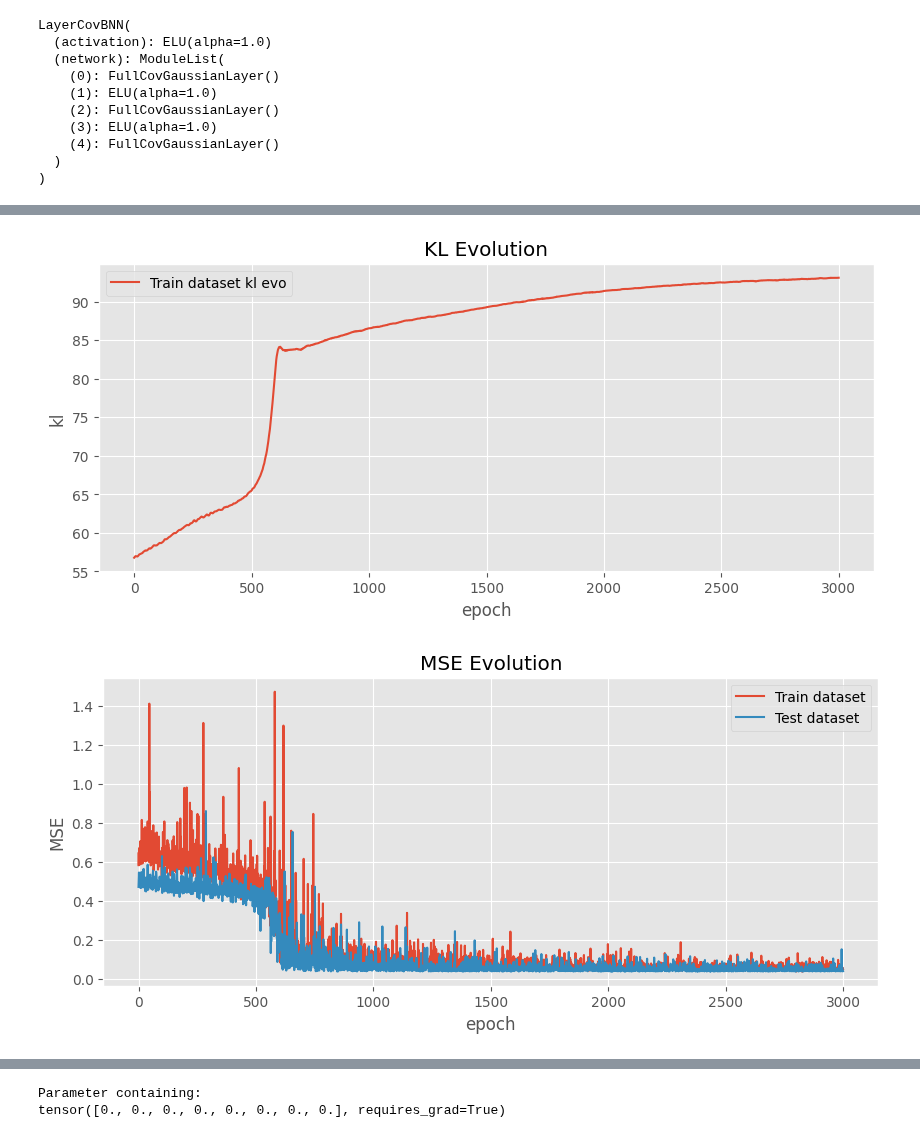
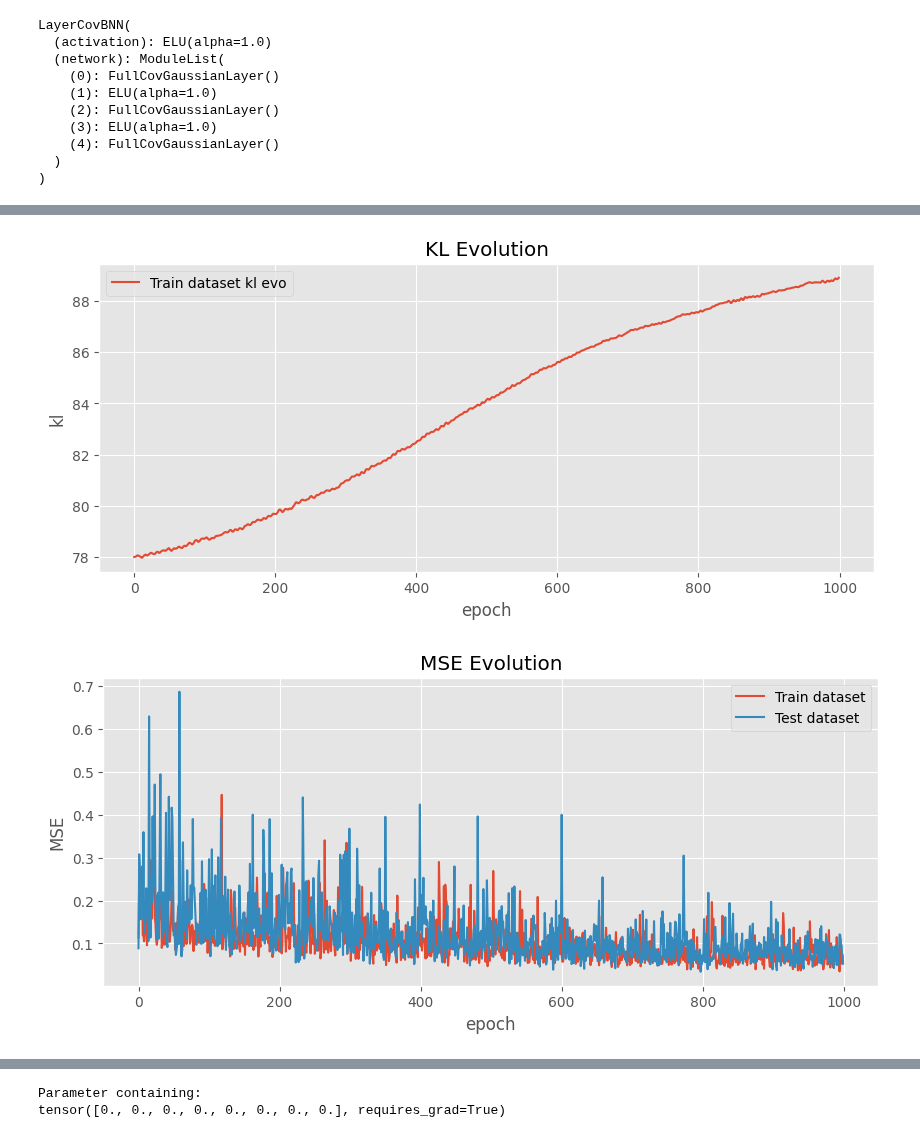
Before and after one commit to Marco-Gal/Bayesian-Neural-Network-Project, a Jupyter notebook: Original MFVI Examples/BBB Full Cov.ipynb, the cells around one changed output, grey strips where cells are left out. Drawn from its saved outputs; the diff is of its cells as text; code cells hidden in the pictures.

```diff
--- a/Original MFVI Examples/BBB Full Cov.ipynb
+++ b/Original MFVI Examples/BBB Full Cov.ipynb
@@ -92,8 +92,8 @@ class FullCovGaussianLayer(nn.Module):
 
     def get_chol_q(self):
         # Extract the lower triangular part of the parameter
-        L_raw = torch.tril(self.chol_q, -1)        # Replace the diagonal with its softplus to ensure positivity
-        L = torch.tanh(L_raw)  # Keeps values small, allows both signs
+        L = torch.tril(self.chol_q, -1)        # Replace the diagonal with its softplus to ensure positivity
+        # L = torch.tanh(L_raw)  # Keeps values small, allows both signs
 
         diag = torch.log1p(torch.exp(torch.diag(self.chol_q)))  # Softplus on original diagonal
         return L + torch.diag(diag)
@@ -279,7 +279,7 @@ tr_mse_loss_evo = []
 te_mse_loss_evo = []
 aux_loss = nn.MSELoss()
 
-for epoch in tqdm(range(3000)):  # epochs
+for epoch in tqdm(range(1000)):  # epochs
     opt.zero_grad()
 
     l, ll, kl = bnn_model.loss(x_tr, y_tr,num_samples = 1000)
@@ -334,5 +334,5 @@ plt.show()
-[figure, old version]
+[figure, new version]
-[figure, old version]
+[figure, new version]
 # %%
 xs = np.linspace(-1, 1, 500)
 num_samps = 100
```
Also changed, not shown: parts of 5 cells of this notebook, 1 other file.
